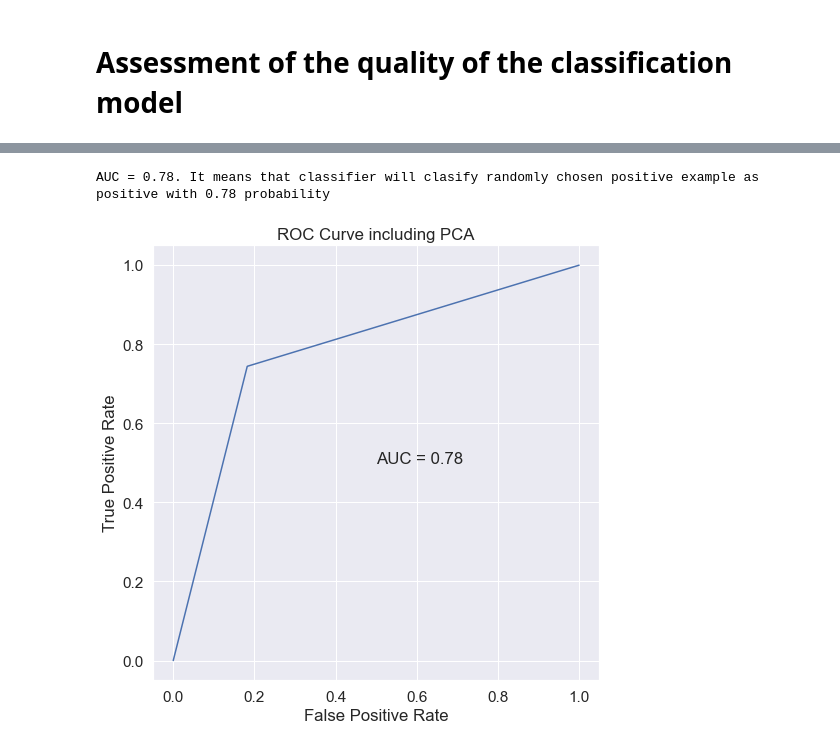
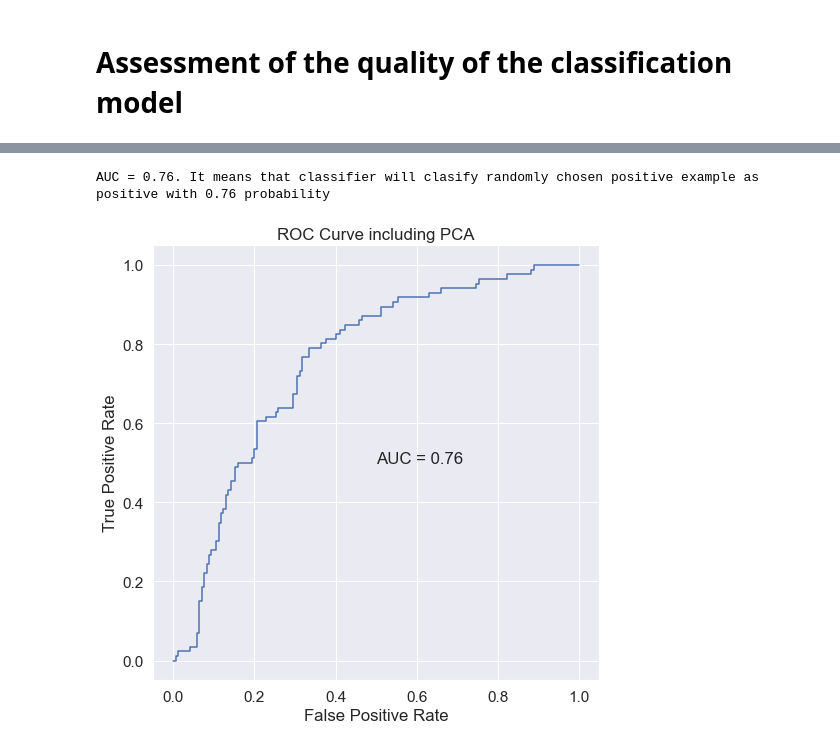
Before and after one commit to aronm88/MACHINE_LEARNING_Diabetes-Prediction, a Jupyter notebook: Prediction of diabetes using machine learning.ipynb, the cells around one changed output, grey strips where cells are left out. Saved outputs shown, nothing was run; the diff lists cells and outputs as text; code cells hidden in the pictures.

Commit message:
updates: data imputation, chi-squared test and ROC

```diff
--- a/Prediction of diabetes using machine learning.ipynb
+++ b/Prediction of diabetes using machine learning.ipynb
@@ -335,3 +336,17 @@ DiabetesPedigreeFunction      0
 Age                           0
 Outcome                       0
 dtype: int64
+# %%
+# adding age_group column to fill N/A fields with avergaes based on age group
+def age_grouped(age:int) -> int:
+    if age <= 30:
+        return 1
+    if age <= 40:
+        return 2
+    if age <= 50:
+        return 3
+    else:
+        return 4
+
+df["age_group"] = df["Age"].apply(age_grouped)
+df
@@ -347,11 +377,0 @@ df.groupby("Outcome")[["Glucose", "BloodPressure", "SkinThickness", "Insulin", "
-# %%
-# replacing null values with averages per Outcome
-non_diabetic = 0
-diabetic = 1
-
-for col in df[["Glucose", "BloodPressure", "SkinThickness", "Insulin", "BMI", "DiabetesPedigreeFunction", "Age"]]:
-    df[col] = df[col].fillna(df['Outcome'].apply(lambda x:
-                                                        df.query("Outcome == @non_diabetic")[col].mean()
-                                                        if x == 0
-                                                        else df.query("Outcome == @diabetic")[col].mean()))
-df
@@ -371,0 +378,9 @@ df
+# %%
+# store means in a dictionary
+age_group_1, age_group_2, age_group_3, age_group_4 = 1, 2, 3, 4
+means = {}
+
+for age_group in [age_group_1, age_group_2, age_group_3, age_group_4 ]:
+    means[age_group] = df[df["age_group"] == age_group].mean()
+
+means
@@ -371,0 +421,8 @@ df
+# %%
+# fill N/A with means for each age group
+for col in df[["Glucose", "BloodPressure", "SkinThickness", "Insulin", "BMI", "DiabetesPedigreeFunction", "Age"]]:
+    df[col].fillna(df.apply(lambda x: means[x['age_group']][col], axis=1), inplace=True)
+
+    # means[x['age_group']] return age group for particular row which corensponds with dictionary key
+    # [col] in lambda function return column name which coresponds with dictionary value
+    # whole expresion means[x['age_group']][col] return value for particular age group and column name
@@ -809,16 +891,16 @@ weighted avg       0.80      0.79      0.80       256
 # %%
 # ROC Curve and AUC including PCA
-y_pred_probability_diabetics_PCA = grid_stand_PCA_RF.best_estimator_.named_steps['random_forest_stand_PCA'].predict(X_test_pca)
+y_pred_probability_diabetics_PCA = grid_stand_PCA_RF.best_estimator_.named_steps['random_forest_stand_PCA'].predict_proba(X_test_pca)[:,1]
 false_positive_ratio_PCA, true_positive_ratio_PCA, _ = roc_curve(y_test, y_pred_probability_diabetics_PCA) # underscore '_' represents third value that roc_curve function returns
 auc = roc_auc_score(y_test, y_pred_probability_diabetics_PCA)
 print(f"AUC = {round(auc, 2)}. It means that classifier will clasify randomly chosen positive example as positive with {round(auc, 2)} probability")
 
 fig = plt.figure(figsize=(8,8))
 plt.plot(false_positive_ratio_PCA, true_positive_ratio_PCA)
 plt.xlabel('False Positive Rate')
 plt.ylabel('True Positive Rate')
 plt.title('ROC Curve including PCA')
 plt.text(0.5, 0.5, f"AUC = {round(auc, 2)}");
 # %% [output]
-AUC = 0.78. It means that classifier will clasify randomly chosen positive example as positive with 0.78 probability
+AUC = 0.76. It means that classifier will clasify randomly chosen positive example as positive with 0.76 probability
-[figure, old version]
+[figure, new version]
```
Also changed, not shown: parts of 31 cells of this notebook.
